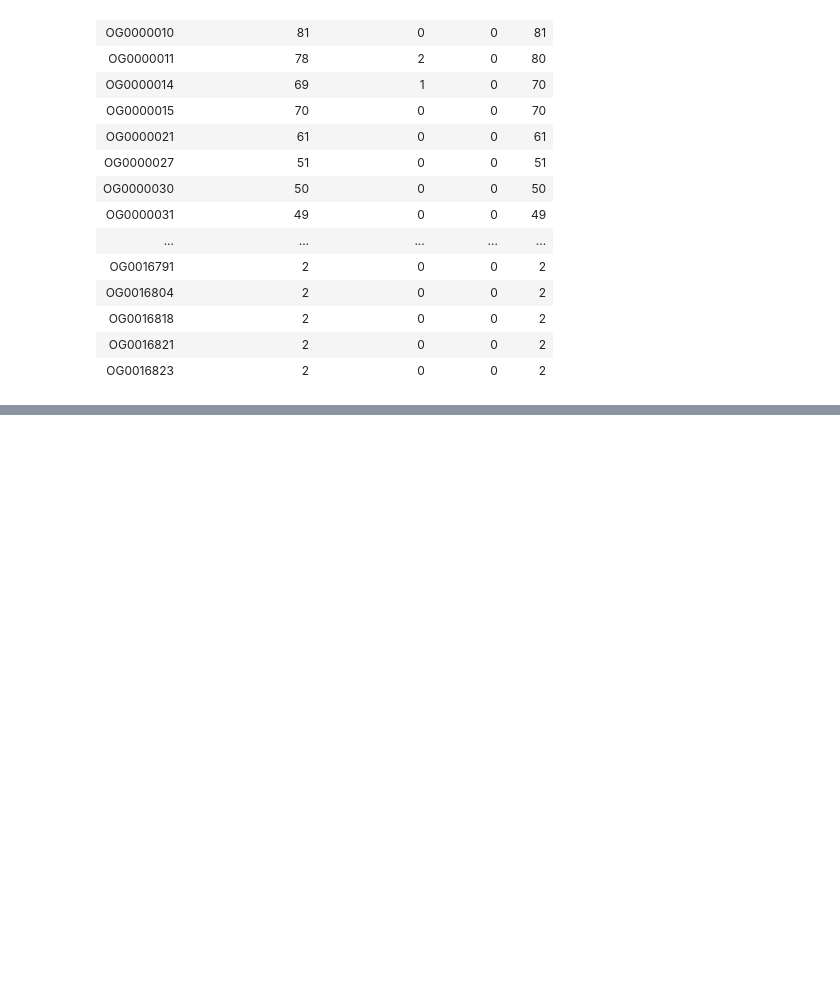
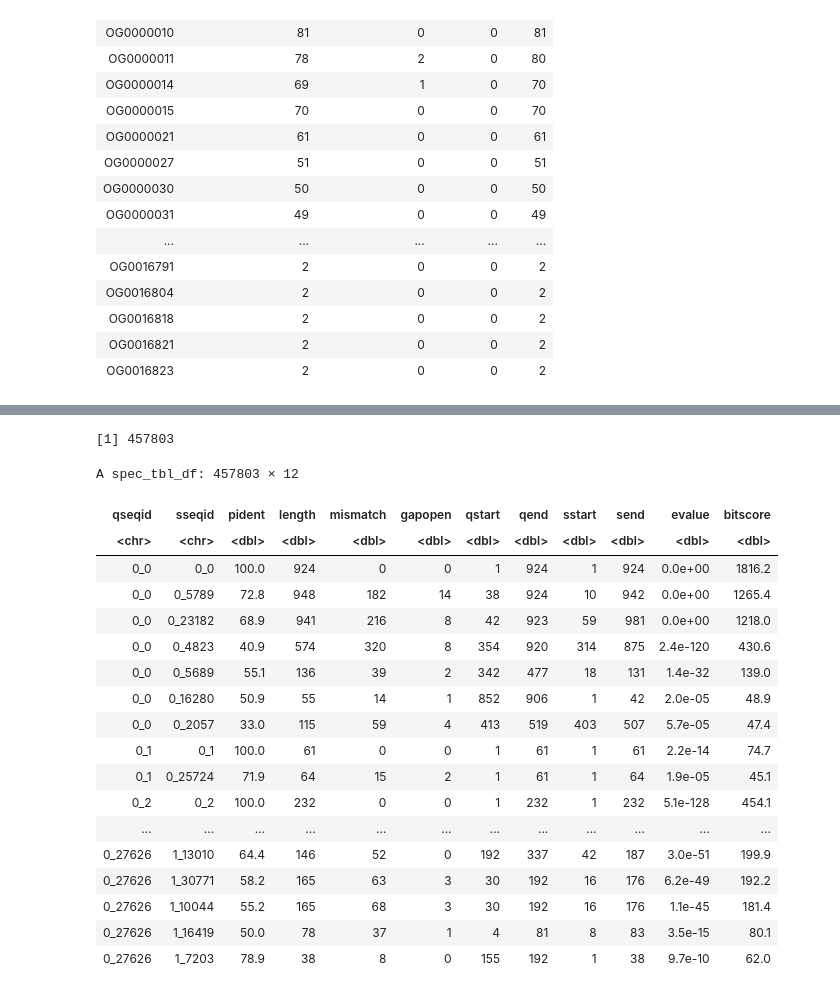
Before and after one commit to tgstoecker/A2TEA.Workflow, a Jupyter notebook: R_expansion.ipynb, the cells around one changed output, grey strips where cells are left out. Cells and saved outputs as stored; diff of their text form; code cells hidden in the pictures; blank space fills up the shorter version.

Commit message:
progress on filtering BLAST results

```diff
--- a/R_expansion.ipynb
+++ b/R_expansion.ipynb
@@ -181,0 +258,30 @@ A data.frame: 2095 × 5
+# %%
+f <- read_delim(file = "orthofinder/search/Blast0_1.txt",
+                delim = "\t",
+                col_names = c(
+                    "qseqid",
+                    "sseqid",
+                    "pident",
+                    "length",
+                    "mismatch",
+                    "gapopen",
+                    "qstart",
+                    "qend",
+                    "sstart",
+                    "send",
+                    "evalue",
+                    "bitscore"),
+               col_types = c(
+                   qseqid = col_character(),
+                   sseqid = col_character(),
+                   pident = col_double(),
+                   length = col_double(),
+                   mismatch = col_double(),
+                   gapopen = col_double(),
+                   qstart = col_double(),
+                   qend = col_double(),
+                   sstart = col_double(),
+                   send = col_double(),
+                   evalue = col_double(),
+                   bitscore = col_double())
+                                            )
@@ -181,0 +299,31 @@ A data.frame: 2095 × 5
+# %%
+#nrow(e)
+#nrow(f)
+nrow(bind_rows(e,f))
+datalist = list()
+datalist[[1]] <- e
+datalist[[2]] <- f
+#easiest and efficient way is to bind outside of the loop
+#do.call is a nice way rbind(bind_rows[[1]], bind_rows[[2]], ...)
+do.call(bind_rows, datalist)
+# %% [output]
+[1] 457803
+A spec_tbl_df: 457803 × 12
+| qseqid | sseqid | pident | length | mismatch | gapopen | qstart | qend | sstart | send | evalue | bitscore |
+| <chr> | <chr> | <dbl> | <dbl> | <dbl> | <dbl> | <dbl> | <dbl> | <dbl> | <dbl> | <dbl> | <dbl> |
+| 0_0 | 0_0 | 100.0 | 924 | 0 | 0 | 1 | 924 | 1 | 924 | 0.0e+00 | 1816.2 |
+| 0_0 | 0_5789 | 72.8 | 948 | 182 | 14 | 38 | 924 | 10 | 942 | 0.0e+00 | 1265.4 |
+| 0_0 | 0_23182 | 68.9 | 941 | 216 | 8 | 42 | 923 | 59 | 981 | 0.0e+00 | 1218.0 |
+| 0_0 | 0_4823 | 40.9 | 574 | 320 | 8 | 354 | 920 | 314 | 875 | 2.4e-120 | 430.6 |
+| 0_0 | 0_5689 | 55.1 | 136 | 39 | 2 | 342 | 477 | 18 | 131 | 1.4e-32 | 139.0 |
+| 0_0 | 0_16280 | 50.9 | 55 | 14 | 1 | 852 | 906 | 1 | 42 | 2.0e-05 | 48.9 |
+| 0_0 | 0_2057 | 33.0 | 115 | 59 | 4 | 413 | 519 | 403 | 507 | 5.7e-05 | 47.4 |
+| 0_1 | 0_1 | 100.0 | 61 | 0 | 0 | 1 | 61 | 1 | 61 | 2.2e-14 | 74.7 |
+| 0_1 | 0_25724 | 71.9 | 64 | 15 | 2 | 1 | 61 | 1 | 64 | 1.9e-05 | 45.1 |
+| 0_2 | 0_2 | 100.0 | 232 | 0 | 0 | 1 | 232 | 1 | 232 | 5.1e-128 | 454.1 |
+| ... | ... | ... | ... | ... | ... | ... | ... | ... | ... | ... | ... |
+| 0_27626 | 1_13010 | 64.4 | 146 | 52 | 0 | 192 | 337 | 42 | 187 | 3.0e-51 | 199.9 |
+| 0_27626 | 1_30771 | 58.2 | 165 | 63 | 3 | 30 | 192 | 16 | 176 | 6.2e-49 | 192.2 |
+| 0_27626 | 1_10044 | 55.2 | 165 | 68 | 3 | 30 | 192 | 16 | 176 | 1.1e-45 | 181.4 |
+| 0_27626 | 1_16419 | 50.0 | 78 | 37 | 1 | 4 | 81 | 8 | 83 | 3.5e-15 | 80.1 |
+| 0_27626 | 1_7203 | 78.9 | 38 | 8 | 0 | 155 | 192 | 1 | 38 | 9.7e-10 | 62.0 |
```
Also changed, not shown: parts of 15 cells of this notebook.
